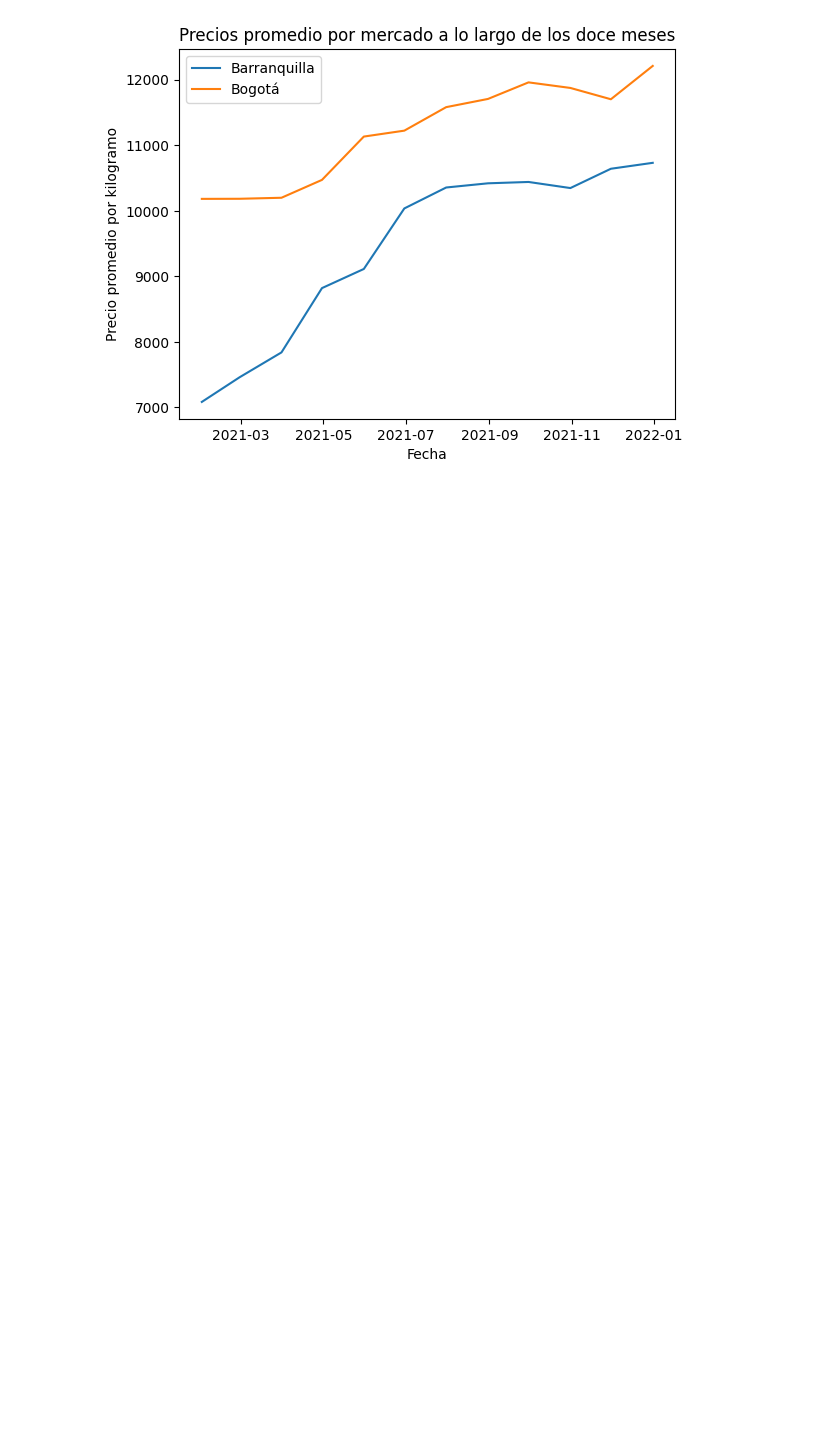
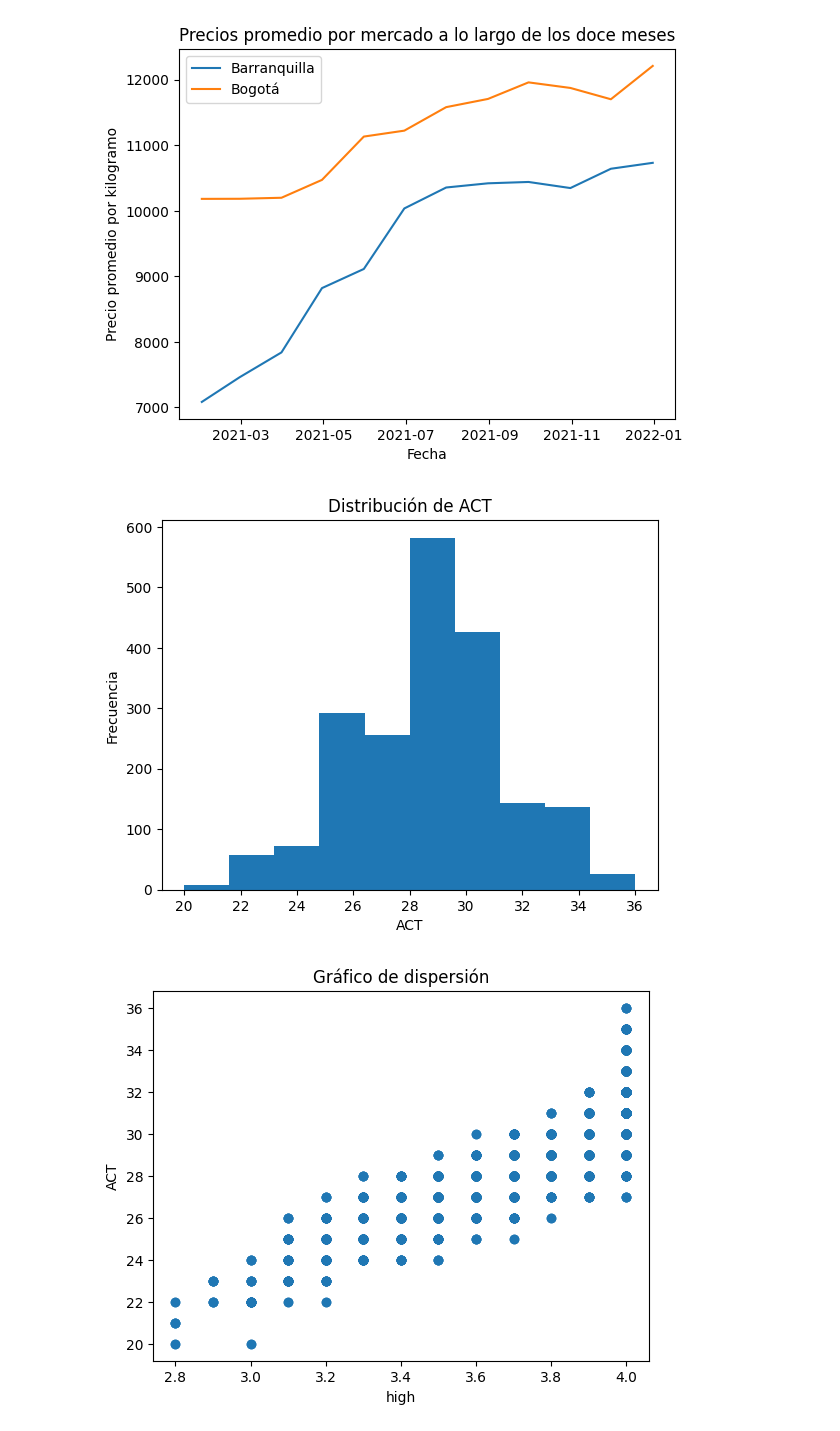
Before and after one commit to Kin-George/Viernes-de-Codigo, a Jupyter notebook: sesion7.ipynb, the cells around one changed output. Drawn from its saved outputs; the diff is of its cells as text; code cells hidden in the pictures; blank space fills up the shorter version.

```diff
--- a/sesion7.ipynb
+++ b/sesion7.ipynb
@@ -298,3 +298,40 @@ plt.title('Precios promedio por mercado a lo largo de los doce meses')
 plt.show()
 # %% [output]
 [figure]
+# %%
+import pandas as pd
+df5=pd.read_stata('graduation_rate.dta')
+#renombrar columnas
+df5=df5.rename(columns={'AC20':'ACT_Composition_score','AC21':'SAT_Total_Score','AC22':'Parental_level_of_education','AC23':'Parental_income','AC24':'high_school_gpa','AC25':'collegue_gpa','AC26':'years_to_graduate'})
+#explorar el dataset
+#intentemos eliminar los valores nulos, con dropna de primeras no podremos, debemos cambiar algo ligeramente
+df5=df5.replace('nan', None)
+df5 = df5.dropna()
+#convertir a tipo de numeros
+df5['ACT_Composition_score']=df5['ACT_Composition_score'].astype(int)
+df5['SAT_Total_Score']=df5['SAT_Total_Score'].astype(int)
+df5['Parental_income']=df5['Parental_income'].astype(int)
+df5['high_school_gpa']=df5['high_school_gpa'].astype(float)
+df5['collegue_gpa']=df5['collegue_gpa'].astype(float)
+df5['years_to_graduate']=df5['years_to_graduate'].astype(int)
+#analisis
+import matplotlib.pyplot as plt
+plt.hist(df5['ACT_Composition_score'])
+plt.title("Distribución de ACT")
+plt.xlabel("ACT")
+plt.ylabel("Frecuencia")
+plt.show()
+
+#summary
+df5['ACT_Composition_score'].describe()
+df5
+
+#grafico de dispersion
+plt.scatter(df5['high_school_gpa'], df5['ACT_Composition_score'])
+plt.xlabel('high')
+plt.ylabel('ACT')
+plt.title('Gráfico de dispersión')
+plt.show()
+# %% [output]
+[figure, added]
+[figure, added]
```
Also changed, not shown: 2 other files.
